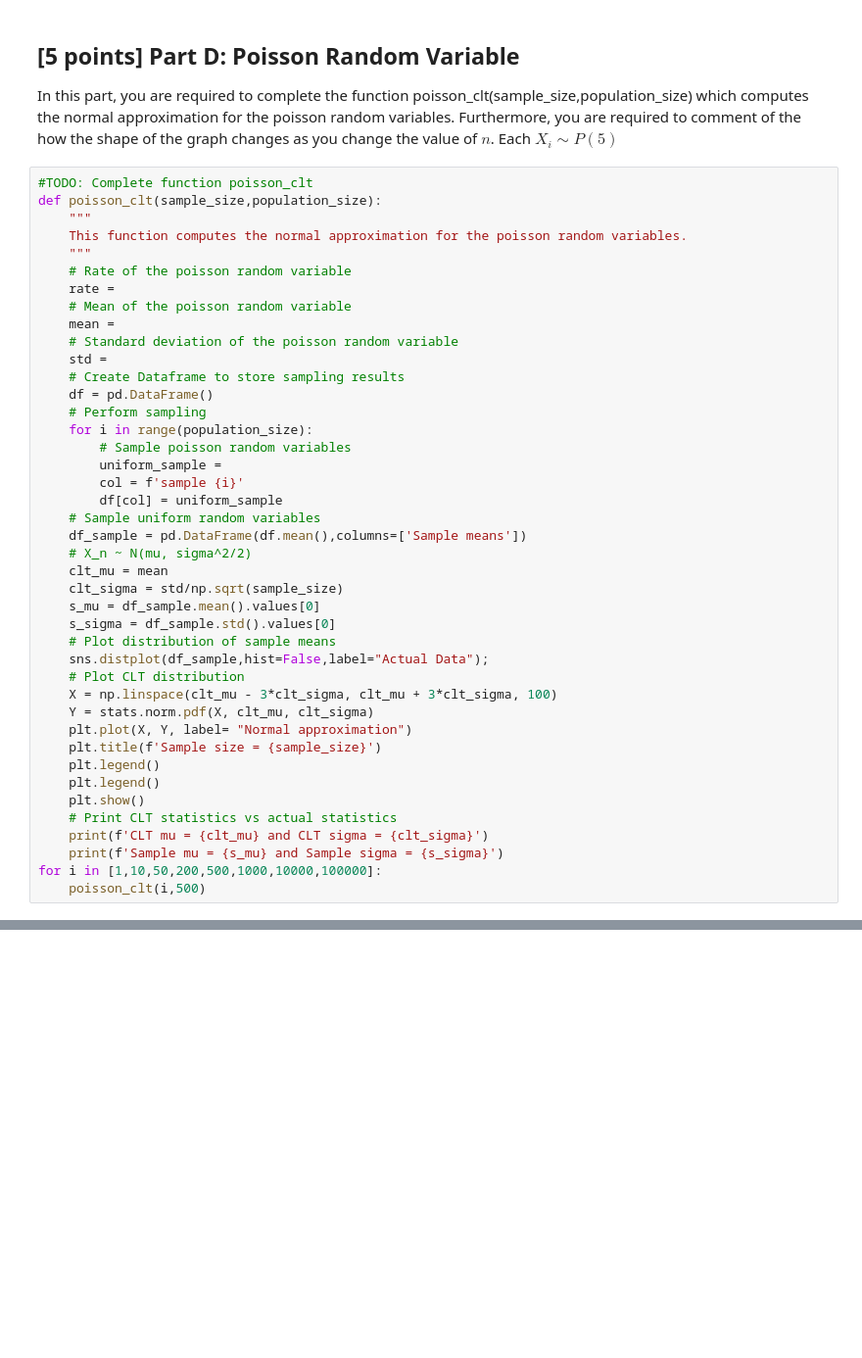
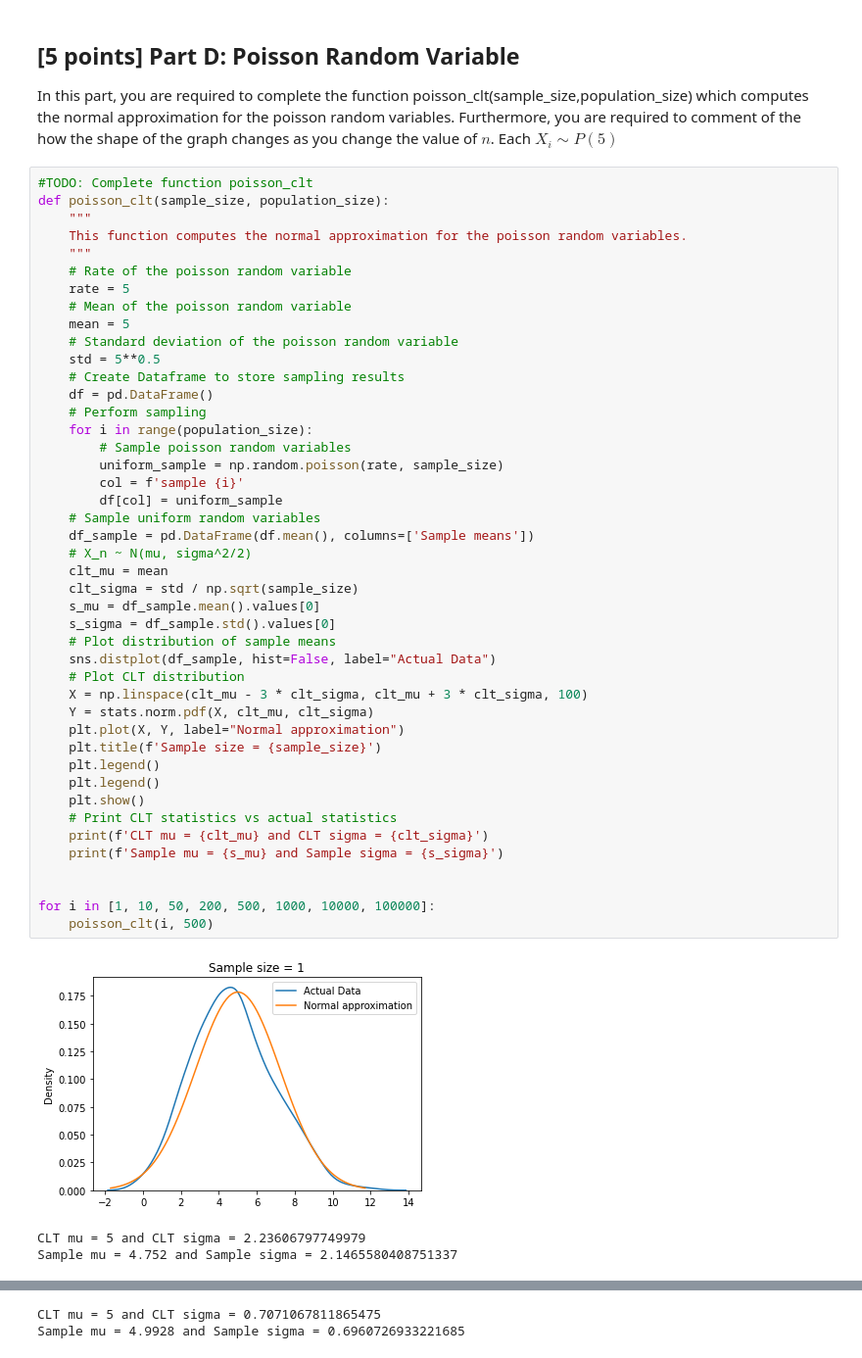
Before and after one commit to mj06879/Probability-and-Statistics-Projects, a Jupyter notebook: 3/Project_3_Student_Submission.ipynb, the cells around one changed output, grey strips where cells are left out. Shown at 98% size. Cells and saved outputs as stored; diff of their text form; blank space fills up the shorter version.

```diff
--- a/3/Project_3_Student_Submission.ipynb
+++ b/3/Project_3_Student_Submission.ipynb
@@ -319,43 +385,49 @@ for i in [1,10,50,200,500,1000,10000,100000]:
 In this part, you are required to complete the function poisson_clt(sample_size,population_size) which computes the normal approximation for the poisson random variables. Furthermore, you are required to comment of the how the shape of the graph changes as you change the value of $n$. Each ${X_i} \sim P(5)$
 # %%
 #TODO: Complete function poisson_clt
-def poisson_clt(sample_size,population_size):
+def poisson_clt(sample_size, population_size):
     """
     This function computes the normal approximation for the poisson random variables.
     """
     # Rate of the poisson random variable
-    rate =
+    rate = 5
     # Mean of the poisson random variable
-    mean =
+    mean = 5
     # Standard deviation of the poisson random variable
-    std =
+    std = 5**0.5
     # Create Dataframe to store sampling results
     df = pd.DataFrame()
     # Perform sampling
     for i in range(population_size):
         # Sample poisson random variables
-        uniform_sample =
+        uniform_sample = np.random.poisson(rate, sample_size)
         col = f'sample {i}'
         df[col] = uniform_sample
     # Sample uniform random variables
-    df_sample = pd.DataFrame(df.mean(),columns=['Sample means'])
+    df_sample = pd.DataFrame(df.mean(), columns=['Sample means'])
     # X_n ~ N(mu, sigma^2/2)
     clt_mu = mean
-    clt_sigma = std/np.sqrt(sample_size)
+    clt_sigma = std / np.sqrt(sample_size)
     s_mu = df_sample.mean().values[0]
     s_sigma = df_sample.std().values[0]
     # Plot distribution of sample means
-    sns.distplot(df_sample,hist=False,label="Actual Data");
+    sns.distplot(df_sample, hist=False, label="Actual Data")
     # Plot CLT distribution
-    X = np.linspace(clt_mu - 3*clt_sigma, clt_mu + 3*clt_sigma, 100)
+    X = np.linspace(clt_mu - 3 * clt_sigma, clt_mu + 3 * clt_sigma, 100)
     Y = stats.norm.pdf(X, clt_mu, clt_sigma)
-    plt.plot(X, Y, label= "Normal approximation")
+    plt.plot(X, Y, label="Normal approximation")
     plt.title(f'Sample size = {sample_size}')
     plt.legend()
     plt.legend()
     plt.show()
     # Print CLT statistics vs actual statistics
     print(f'CLT mu = {clt_mu} and CLT sigma = {clt_sigma}')
     print(f'Sample mu = {s_mu} and Sample sigma = {s_sigma}')
-for i in [1,10,50,200,500,1000,10000,100000]:
-    poisson_clt(i,500)
+
+
+for i in [1, 10, 50, 200, 500, 1000, 10000, 100000]:
+    poisson_clt(i, 500)
+# %% [output]
+[figure, added]
+CLT mu = 5 and CLT sigma = 2.23606797749979
+Sample mu = 4.752 and Sample sigma = 2.1465580408751337
@@ -361,0 +435,2 @@ for i in [1,10,50,200,500,1000,10000,100000]:
+CLT mu = 5 and CLT sigma = 0.7071067811865475
+Sample mu = 4.9928 and Sample sigma = 0.6960726933221685
```
Also changed, not shown: parts of 4 cells of this notebook.
